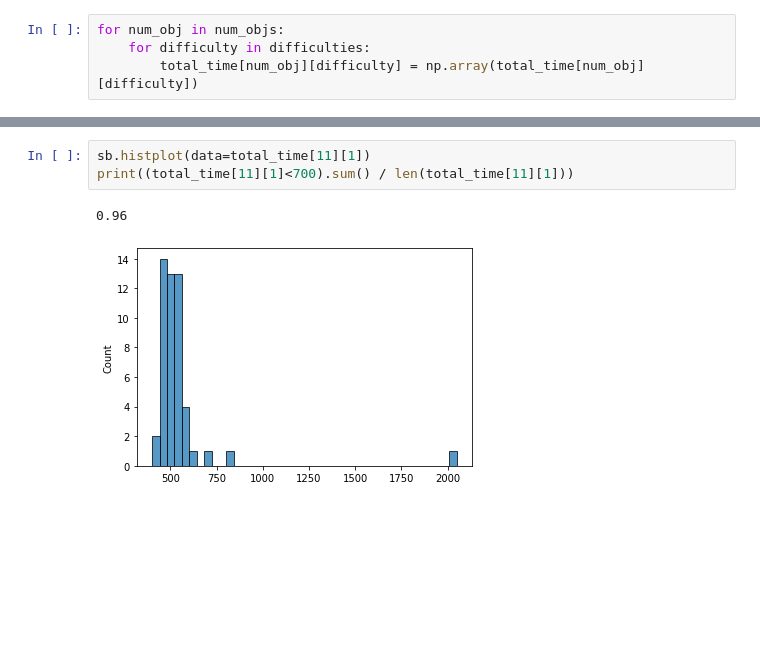
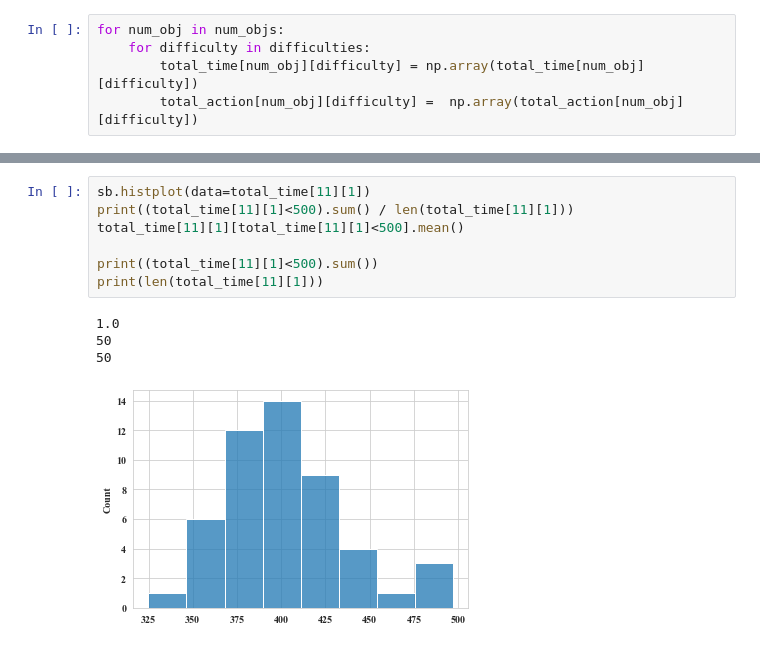
Before and after one commit to MiaoDragon/pracsys-vbcpm, a Jupyter notebook: vbcpm_integrated_system/scripts/time_analysis.ipynb, the cells around one changed output, grey strips where cells are left out. Drawn from its saved outputs; the diff is of its cells as text; blank space fills up the shorter version.

```diff
--- a/vbcpm_integrated_system/scripts/time_analysis.ipynb
+++ b/vbcpm_integrated_system/scripts/time_analysis.ipynb
@@ -72,3 +110,4 @@ num_obj = 8, difficulty = 2, prob = 2, trial = 1
 for num_obj in num_objs:
     for difficulty in difficulties:
         total_time[num_obj][difficulty] = np.array(total_time[num_obj][difficulty])
+        total_action[num_obj][difficulty] =  np.array(total_action[num_obj][difficulty])
@@ -110,6 +448,12 @@ print((total_time[11][2]<800).sum() / len(total_time[11][2]))
 # %%
 sb.histplot(data=total_time[11][1])
-print((total_time[11][1]<700).sum() / len(total_time[11][1]))
+print((total_time[11][1]<500).sum() / len(total_time[11][1]))
+total_time[11][1][total_time[11][1]<500].mean()
+
+print((total_time[11][1]<500).sum())
+print(len(total_time[11][1]))
 # %% [output]
-0.96
+1.0
+50
+50
-[figure, old version]
+[figure, new version]
```
Also changed, not shown: parts of 81 cells of this notebook.
